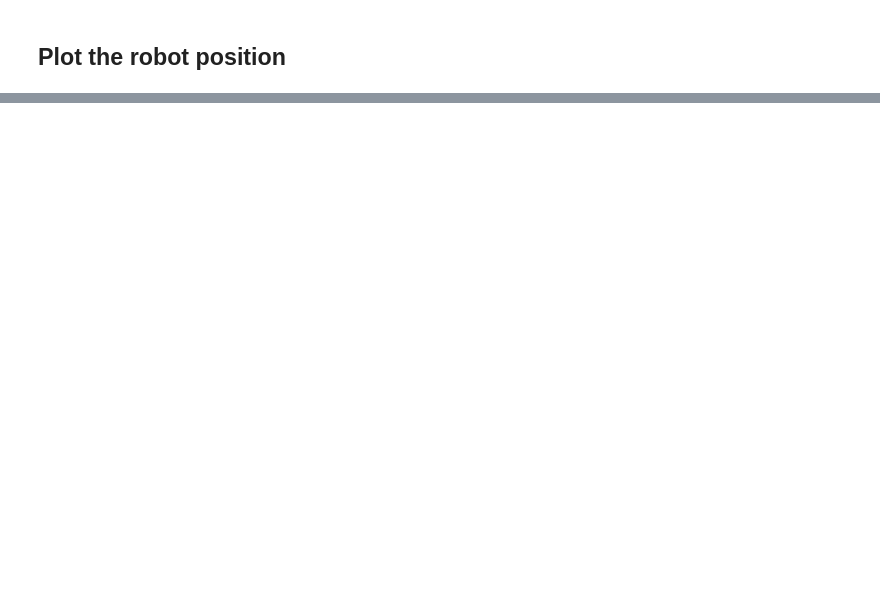
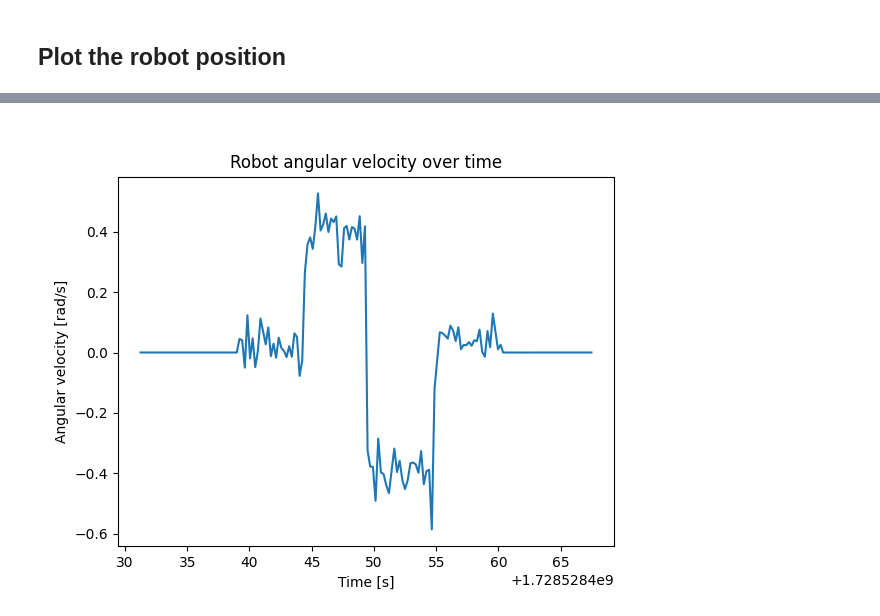
Before and after one commit to jgOhYeah/ECE4191_E43_S2_2024, a Jupyter notebook: main_software/odometry/plot_control.ipynb, the cells around one changed output, grey strips where cells are left out. Saved outputs shown, nothing was run; the diff lists cells and outputs as text; code cells hidden in the pictures; blank space fills up the shorter version.

```diff
--- a/main_software/odometry/plot_control.ipynb
+++ b/main_software/odometry/plot_control.ipynb
@@ -101,3 +107,16 @@ plt.show()
+# %%
+plt.close()
+plt.figure()
+plt.plot(
+    positions["Timestamp [s]"].values,
+    positions["Angular velocity [rad/s]"].values
+)
+plt.xlabel("Time [s]")
+plt.ylabel("Angular velocity [rad/s]")
+plt.title("Robot angular velocity over time")
+plt.show()
+# %% [output]
+[figure, added]
 # %%
 positions
 # %% [output]
```
Also changed, not shown: parts of 4 cells of this notebook, 4 other files.
